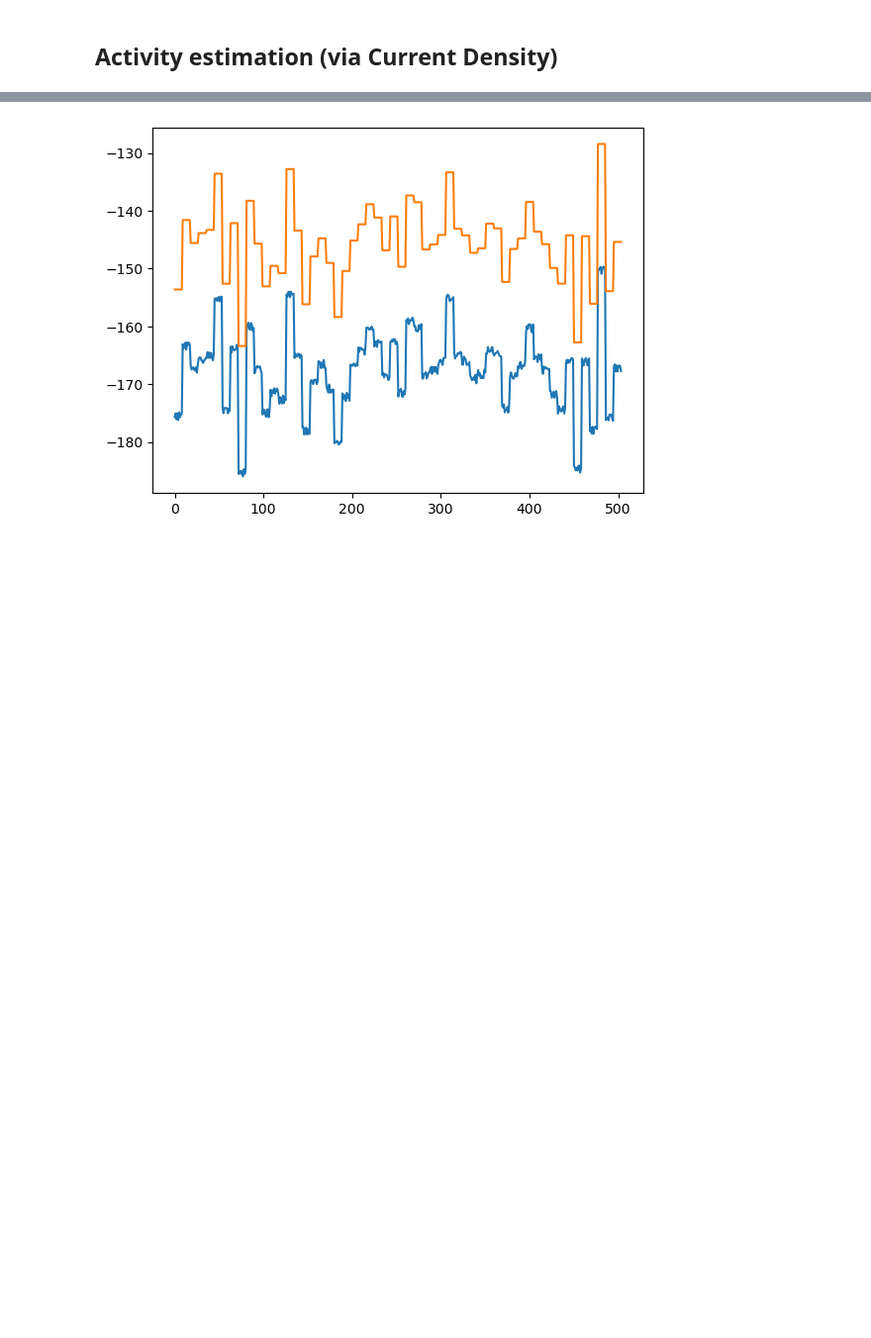
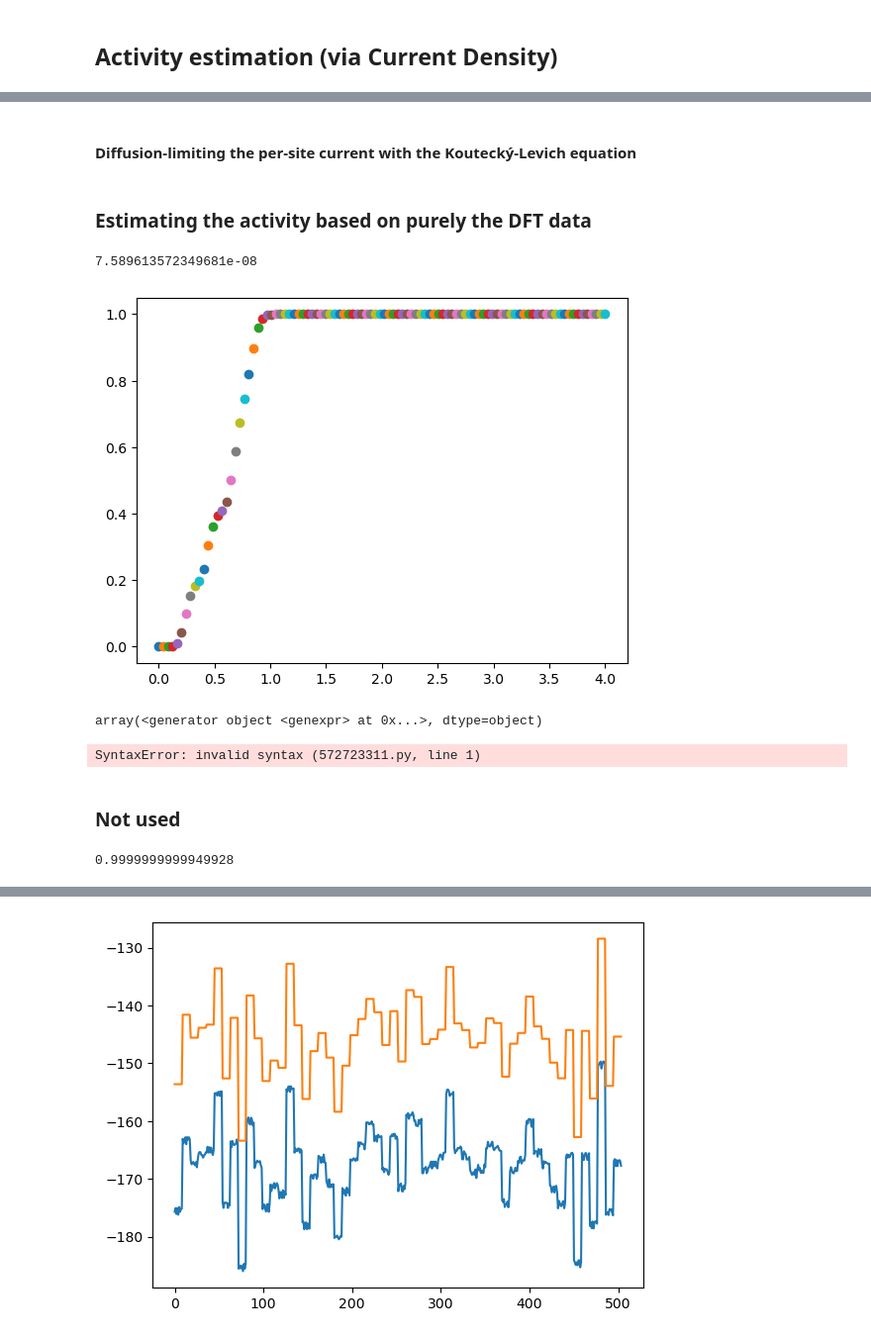
Before and after one commit to MarcusNoergaardWeng/CatalysisThesis, a Jupyter notebook: Notebooks/Load_DFT_data.ipynb, the cells around one changed output, grey strips where cells are left out. Shown at 99% size. Cells and saved outputs as stored; diff of their text form; code cells hidden in the pictures; blank space fills up the shorter version.

Commit message:
Worked on activity estimation

```diff
--- a/Notebooks/Load_DFT_data.ipynb
+++ b/Notebooks/Load_DFT_data.ipynb
@@ -398,0 +367,28 @@ molecules_dict
+# %%
+def arrhenius(dG, U):
+    # Constants
+    k = 1
+    kBT_eV = 0.025692508388298233
+
+    # DeltaG_RLS
+    dG_RLS = np.abs(dG + 0.1728) - 0.1728 - U
+
+    #Arrhenius equation
+    j_per_site = k * np.exp(-dG_RLS / kBT_eV)
+
+    return j_per_site
+# %% [markdown]
+#### Diffusion-limiting the per-site current with the Koutecký-Levich equation
+# %%
+def Koutecky(j_i, j_D):
+    # j_i can be a numpy array
+    # j_D is a constant value representing the diffusion
+
+    j = np.average(1 /(1/j_i + 1/j_D))
+    return j
+# %% [markdown]
+### Estimating the activity based on purely the DFT data
+# %%
+Koutecky(arrhenius(calibrated_binding_energies[1], U = 0), j_D = 1)
+# %% [output]
+7.589613572349681e-08
@@ -399,3 +397,27 @@ molecules_dict
+# %%
+U_list = np.linspace(0, 4, 100)
+
+for U in U_list:
+    dG = binding_energy_reaction(reaction = reaction1, n_HE = 1, U = U, AF = AF)
+    j = Koutecky(arrhenius(dG, U = U), j_D = 1)
+    plt.scatter(U, j)
+#dG_list = [binding_energy_reaction(reaction = reaction1, n_HE = 1, U = U, AF = AF) for U in U_list]
+
+#j_list = np.array([Koutecky(arrhenius(calibrated_binding_energies[1], U = U), j_D = 1) for U in U_list])
+#plt.plot(U_list, j_list)
+#plt.show()
+# %% [output]
+[figure, added]
+# %%
+j_list
+# %% [output]
+array(<generator object <genexpr> at 0x...>, dtype=object)
+# %%
+Koutecky(arrhenius(calibrated_binding_energies[1], U = U), j_D = 1)] for U in U_list
+# %% [output]
+SyntaxError: invalid syntax (572723311.py, line 1)
+# %% [markdown]
+### Not used
 # %%
 def sigmoid(dGn):
     '''Takes one energy for each reaction step energy and returns the i_site for the largest energy step'''
@@ -406 +427,9 @@ def sigmoid(dGn):
     return i_site
+# %%
+## Her skal jeg så bruge første entry i hver liste med reaction energies
+
+np.array(calibrated_binding_energies).T
+
+np.average([sigmoid(dGn) for dGn in np.array(calibrated_binding_energies).T])
+# %% [output]
+0.9999999999949928
```
Also changed, not shown: parts of 19 cells of this notebook.
